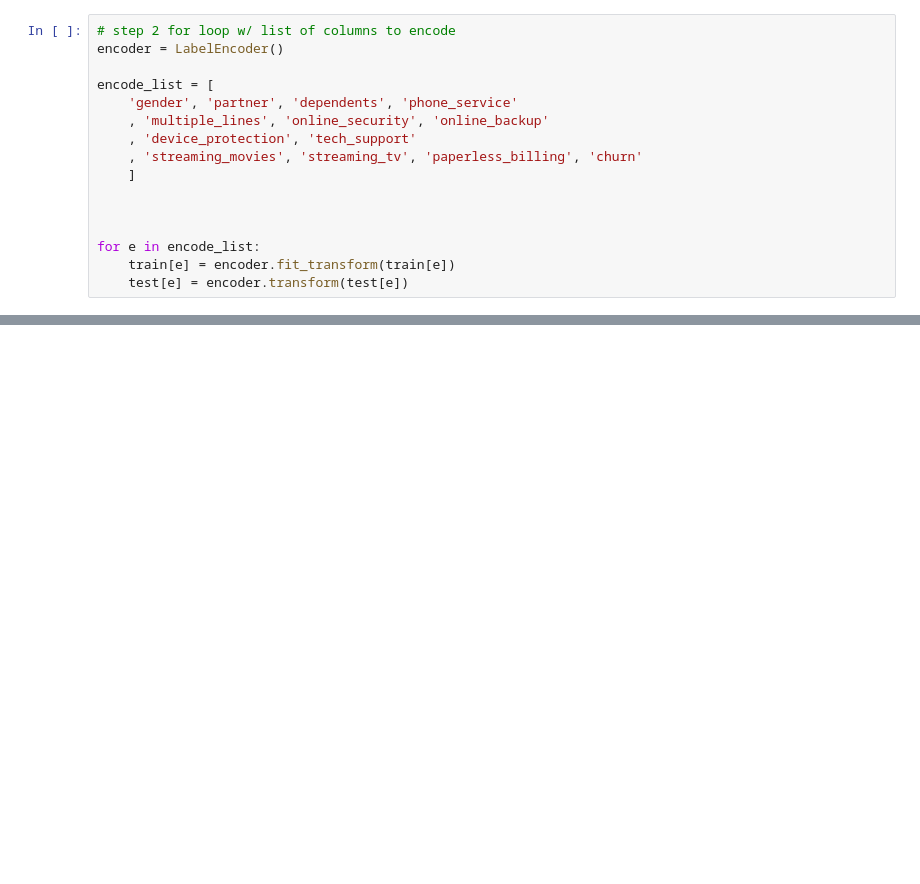
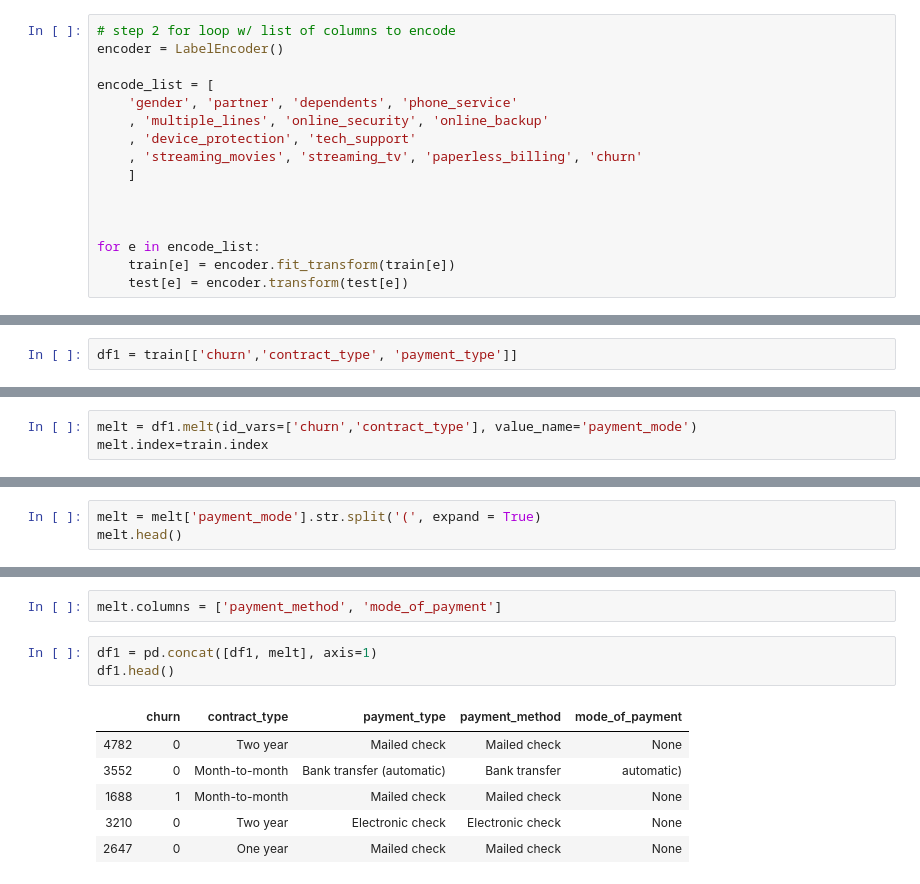
Before and after one commit to Corn-Shipps/predicting_telco_churn, a Jupyter notebook: JadaNotes.ipynb, the cells around one changed output, grey strips where cells are left out. Drawn from its saved outputs; the diff is of its cells as text; blank space fills up the shorter version.

Commit message:
exploration of non encoded columns

```diff
--- a/JadaNotes.ipynb
+++ b/JadaNotes.ipynb
@@ -211,0 +347,2 @@ test.shape
+# %%
+df1 = train[['churn','contract_type', 'payment_type']]
@@ -211,0 +358,3 @@ test.shape
+# %%
+melt = df1.melt(id_vars=['churn','contract_type'], value_name='payment_mode')
+melt.index=train.index
@@ -211,0 +370,3 @@ test.shape
+# %%
+melt = melt['payment_mode'].str.split('(', expand = True)
+melt.head()
@@ -211,0 +380,12 @@ test.shape
+# %%
+melt.columns = ['payment_method', 'mode_of_payment']
+# %%
+df1 = pd.concat([df1, melt], axis=1)
+df1.head()
+# %% [output]
+|  | churn | contract_type | payment_type | payment_method | mode_of_payment |
+| 4782 | 0 | Two year | Mailed check | Mailed check | None |
+| 3552 | 0 | Month-to-month | Bank transfer (automatic) | Bank transfer | automatic) |
+| 1688 | 1 | Month-to-month | Mailed check | Mailed check | None |
+| 3210 | 0 | Two year | Electronic check | Electronic check | None |
+| 2647 | 0 | One year | Mailed check | Mailed check | None |
```
Also changed, not shown: parts of 28 cells of this notebook, 1 other file.
